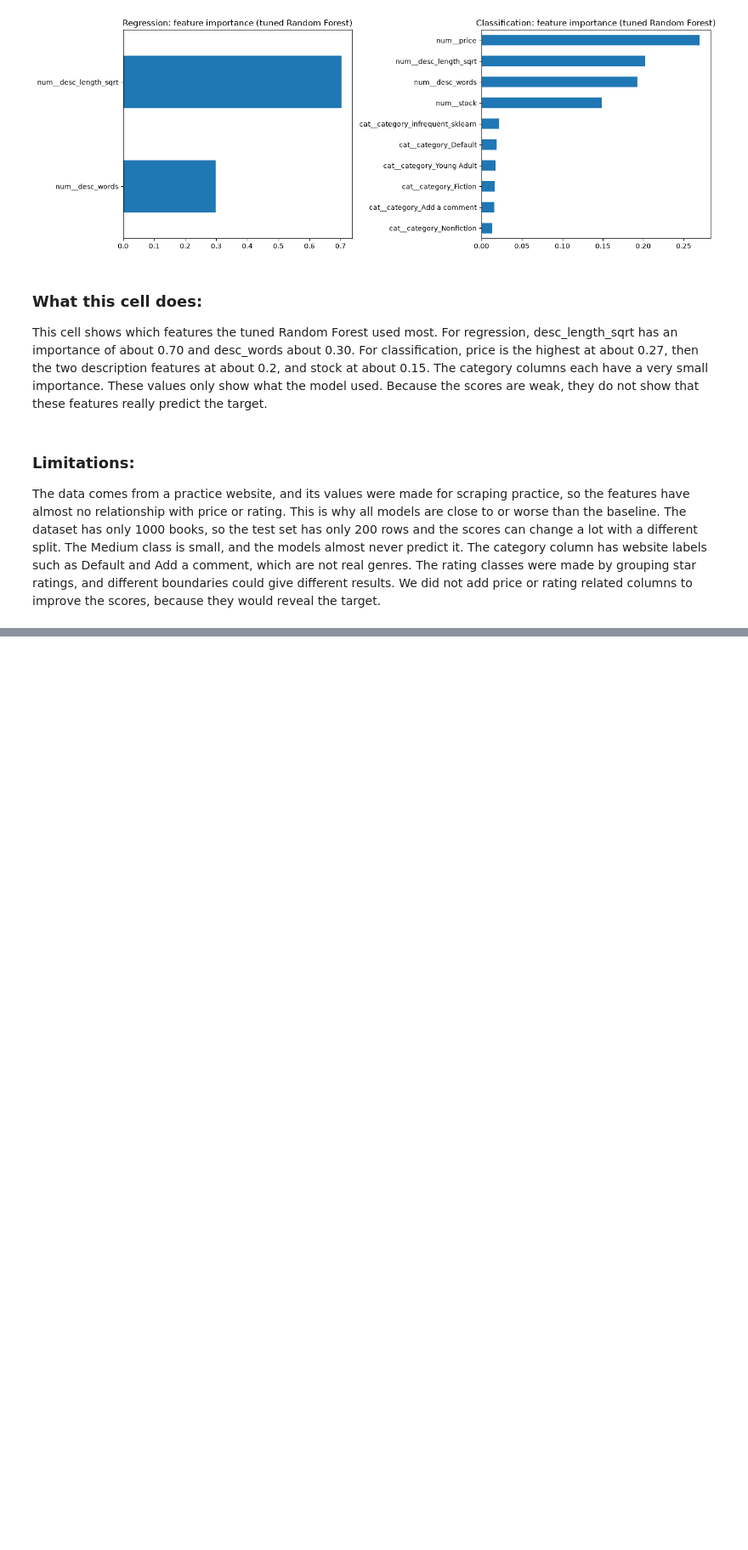
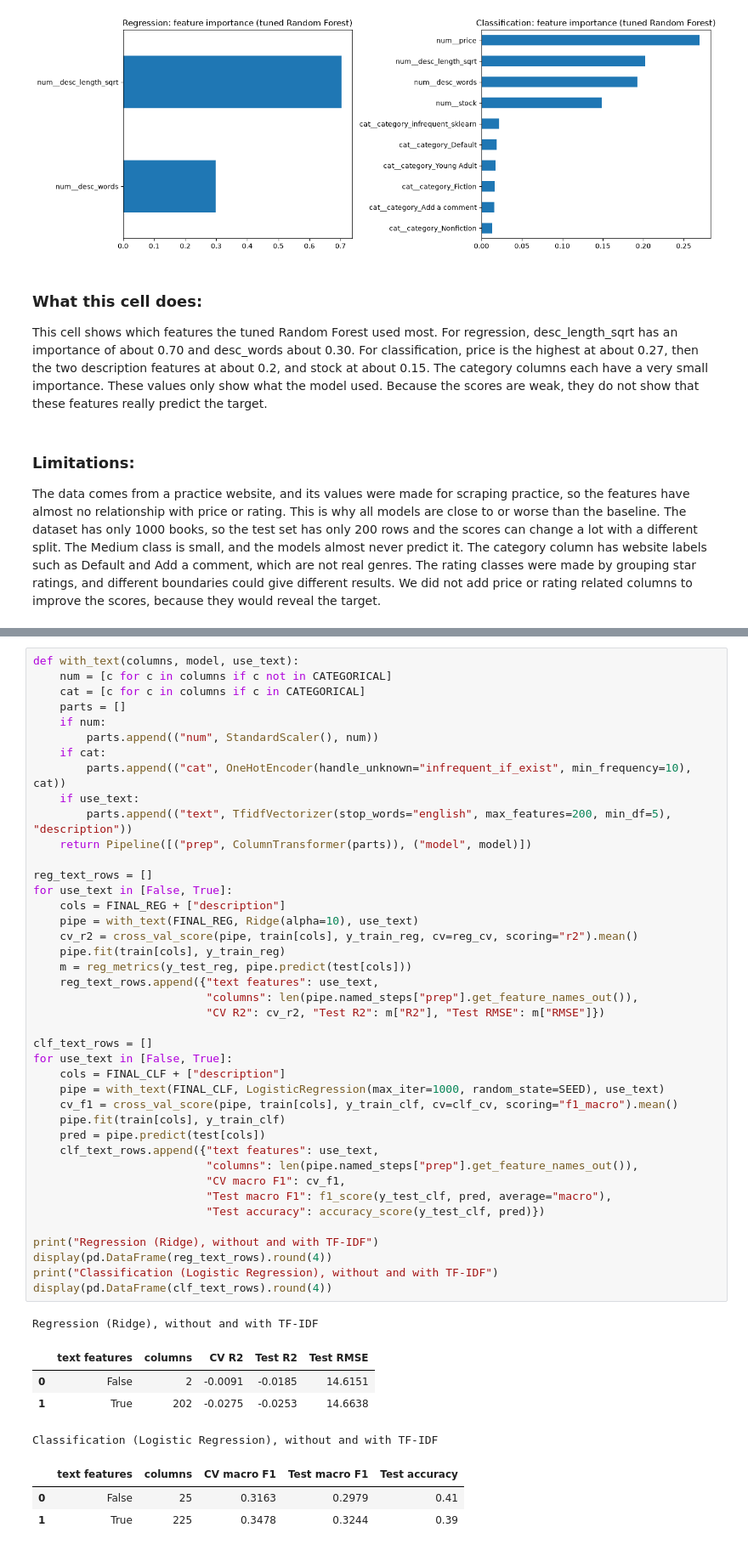
Before and after one commit to l253042/E-commerce, a Jupyter notebook: notebooks/E-commerce.ipynb, the cells around one changed output, grey strips where cells are left out. Shown at 85% size. Saved outputs shown, nothing was run; the diff lists cells and outputs as text; blank space fills up the shorter version.

```diff
--- a/notebooks/E-commerce.ipynb
+++ b/notebooks/E-commerce.ipynb
@@ -1981,0 +2021,50 @@ The data comes from a practice website, and its values were made for scraping pr
+# %%
+def with_text(columns, model, use_text):
+    num = [c for c in columns if c not in CATEGORICAL]
+    cat = [c for c in columns if c in CATEGORICAL]
+    parts = []
+    if num:
+        parts.append(("num", StandardScaler(), num))
+    if cat:
+        parts.append(("cat", OneHotEncoder(handle_unknown="infrequent_if_exist", min_frequency=10), cat))
+    if use_text:
+        parts.append(("text", TfidfVectorizer(stop_words="english", max_features=200, min_df=5), "description"))
+    return Pipeline([("prep", ColumnTransformer(parts)), ("model", model)])
+
+reg_text_rows = []
+for use_text in [False, True]:
+    cols = FINAL_REG + ["description"]
+    pipe = with_text(FINAL_REG, Ridge(alpha=10), use_text)
+    cv_r2 = cross_val_score(pipe, train[cols], y_train_reg, cv=reg_cv, scoring="r2").mean()
+    pipe.fit(train[cols], y_train_reg)
+    m = reg_metrics(y_test_reg, pipe.predict(test[cols]))
+    reg_text_rows.append({"text features": use_text,
+                          "columns": len(pipe.named_steps["prep"].get_feature_names_out()),
+                          "CV R2": cv_r2, "Test R2": m["R2"], "Test RMSE": m["RMSE"]})
+
+clf_text_rows = []
+for use_text in [False, True]:
+    cols = FINAL_CLF + ["description"]
+    pipe = with_text(FINAL_CLF, LogisticRegression(max_iter=1000, random_state=SEED), use_text)
+    cv_f1 = cross_val_score(pipe, train[cols], y_train_clf, cv=clf_cv, scoring="f1_macro").mean()
+    pipe.fit(train[cols], y_train_clf)
+    pred = pipe.predict(test[cols])
+    clf_text_rows.append({"text features": use_text,
+                          "columns": len(pipe.named_steps["prep"].get_feature_names_out()),
+                          "CV macro F1": cv_f1,
+                          "Test macro F1": f1_score(y_test_clf, pred, average="macro"),
+                          "Test accuracy": accuracy_score(y_test_clf, pred)})
+
+print("Regression (Ridge), without and with TF-IDF")
+display(pd.DataFrame(reg_text_rows).round(4))
+print("Classification (Logistic Regression), without and with TF-IDF")
+display(pd.DataFrame(clf_text_rows).round(4))
+# %% [output]
+Regression (Ridge), without and with TF-IDF
+|  | text features | columns | CV R2 | Test R2 | Test RMSE |
+| 0 | False | 2 | -0.0091 | -0.0185 | 14.6151 |
+| 1 | True | 202 | -0.0275 | -0.0253 | 14.6638 |
+Classification (Logistic Regression), without and with TF-IDF
+|  | text features | columns | CV macro F1 | Test macro F1 | Test accuracy |
+| 0 | False | 25 | 0.3163 | 0.2979 | 0.41 |
+| 1 | True | 225 | 0.3478 | 0.3244 | 0.39 |
```
Also changed, not shown: parts of 12 cells of this notebook, 1 other file.
